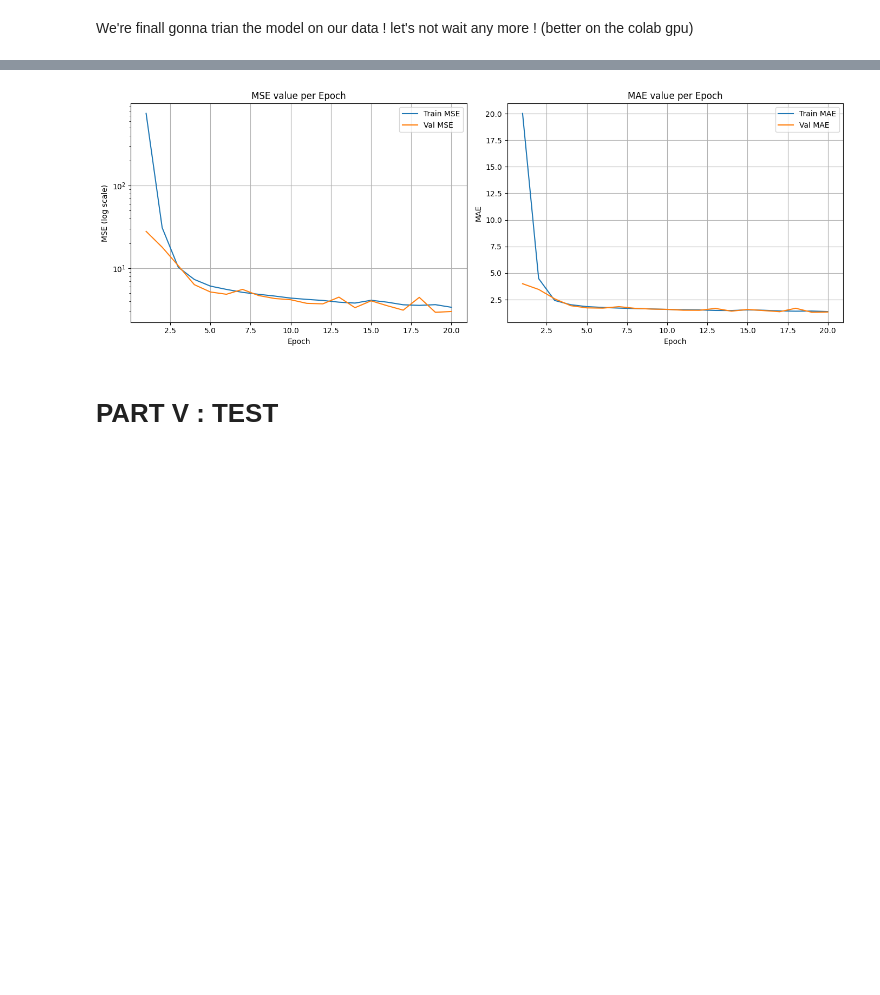
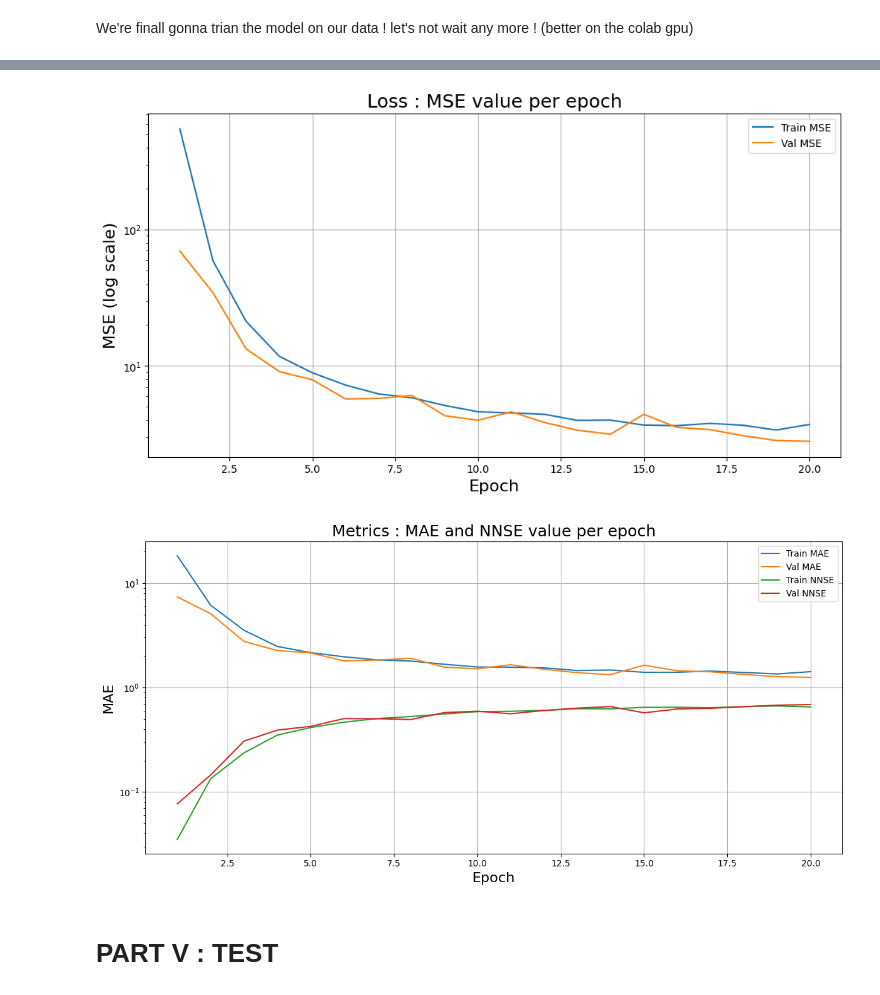
Before and after one commit to adrienabbet/2025_ML_EES, a Jupyter notebook: ML_final_project/U_Net_ML_project.ipynb, the cells around one changed output, grey strips where cells are left out. Cells and saved outputs as stored; diff of their text form; code cells hidden in the pictures; blank space fills up the shorter version.

```diff
--- a/ML_final_project/U_Net_ML_project.ipynb
+++ b/ML_final_project/U_Net_ML_project.ipynb
@@ -470,39 +477,40 @@ KeyboardInterrupt:
 # %%
 # loss graphs plotting
 import matplotlib.pyplot as plt
 
 epochs = np.arange(1, num_epochs + 1)
 
-plt.figure(figsize=(14, 5))
-
-# MSE
-plt.subplot(1, 2, 1)
+# figure 1 – MSE
+fig = plt.figure(figsize=(12, 6))
 plt.plot(epochs, train_mse_history, label="Train MSE")
 plt.plot(epochs, val_mse_history, label="Val MSE")
 plt.yscale("log")
-plt.title("MSE value per Epoch")
-plt.xlabel("Epoch")
-plt.ylabel("MSE (log scale)")
+plt.title("Loss : MSE value per epoch", fontsize=18)
+plt.xlabel("Epoch", fontsize=16)
+plt.ylabel("MSE (log scale)", fontsize=16)
 plt.grid(True)
+plt.savefig('mse_graph.png', dpi=300)
 plt.legend()
 
-# MAE
-plt.subplot(1, 2, 2)
+# figure 2 – MAE
+fig = plt.figure(figsize=(12, 6))
 plt.plot(epochs, train_mae_history, label="Train MAE")
 plt.plot(epochs, val_mae_history, label="Val MAE")
 plt.plot(epochs, train_nnse_history, label="Train NNSE")
 plt.plot(epochs, val_nnse_history, label="Val NNSE")
 plt.yscale("log") #if necessary
-plt.title("MAE value per Epoch")
-plt.xlabel("Epoch")
-plt.ylabel("MAE")
+plt.title("Metrics : MAE and NNSE value per epoch", fontsize=18)
+plt.xlabel("Epoch", fontsize=16)
+plt.ylabel("MAE", fontsize=16)
 plt.grid(True)
+plt.savefig('mae_nnse_graph.png', dpi=300)
 plt.legend()
 
 plt.tight_layout()
 plt.show()
 # %% [output]
-[figure, old version]
+[figure, new version]
+[figure, added]
 # %% [markdown]
 # **PART V : TEST**
 # %%
```
Also changed, not shown: parts of 3 cells of this notebook.
